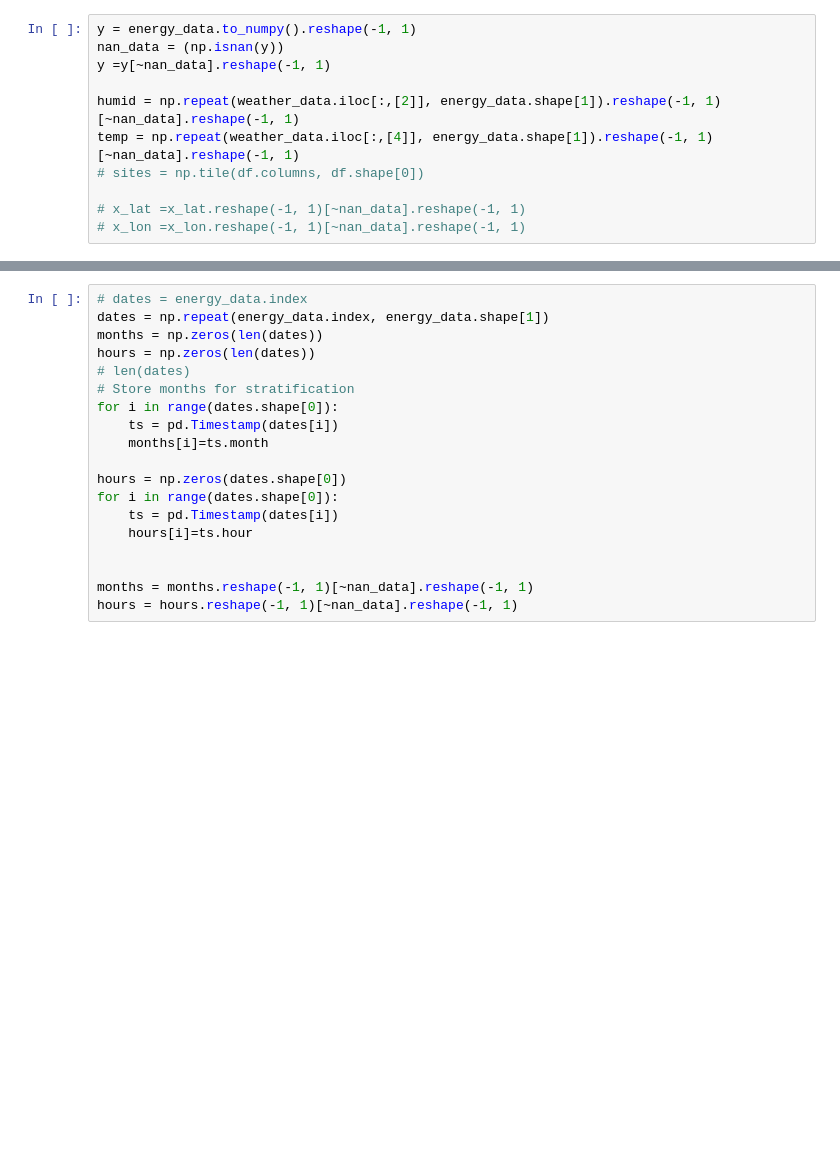
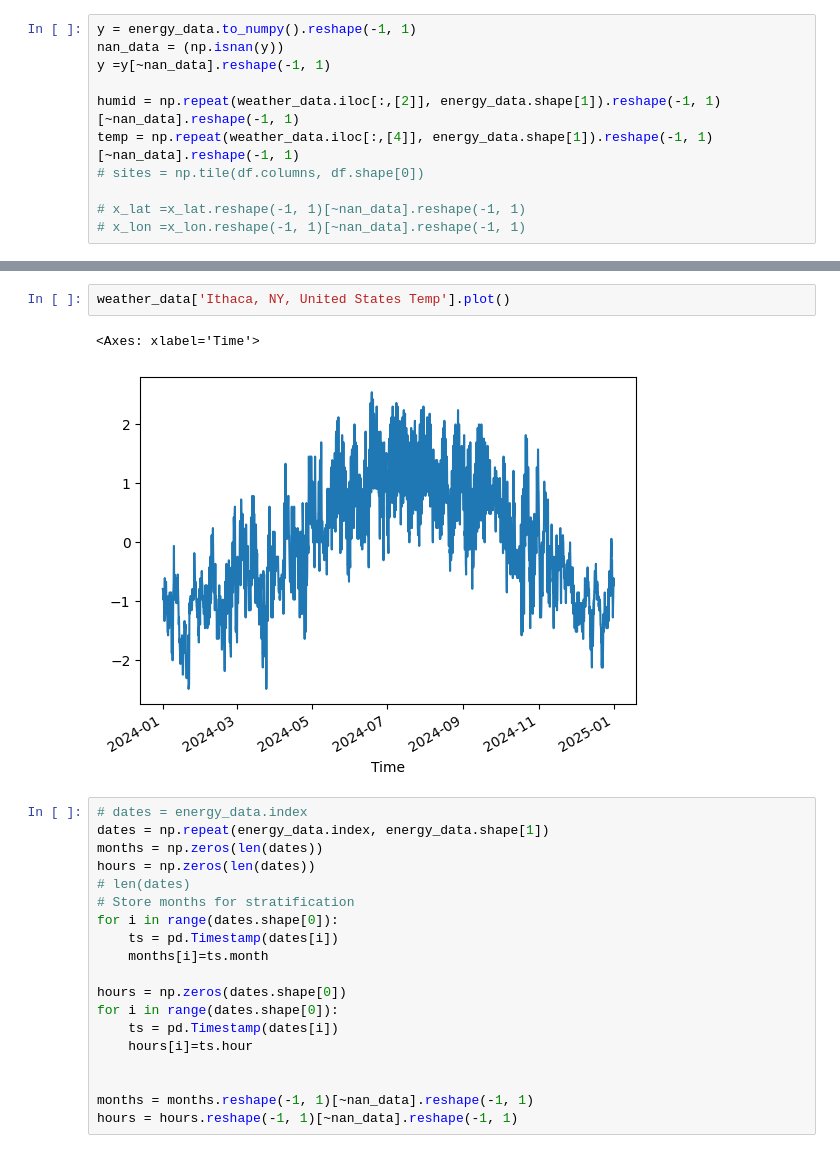
Before and after one commit to FenyaB/BEE5850_Project_Fenya_Arron, a Jupyter notebook: Project implementation code.ipynb, the cells around one changed output, grey strips where cells are left out. Drawn from its saved outputs; the diff is of its cells as text; blank space fills up the shorter version.

```diff
--- a/Project implementation code.ipynb
+++ b/Project implementation code.ipynb
@@ -58,3 +103,8 @@ temp = np.repeat(weather_data.iloc[:,[4]], energy_data.shape[1]).reshape(-1, 1)[
+# %%
+weather_data['Ithaca, NY, United States Temp'].plot()
+# %% [output]
+<Axes: xlabel='Time'>
+[figure, added]
 # %%
 # dates = energy_data.index
 dates = np.repeat(energy_data.index, energy_data.shape[1])
```
Also changed, not shown: parts of 33 cells of this notebook.
